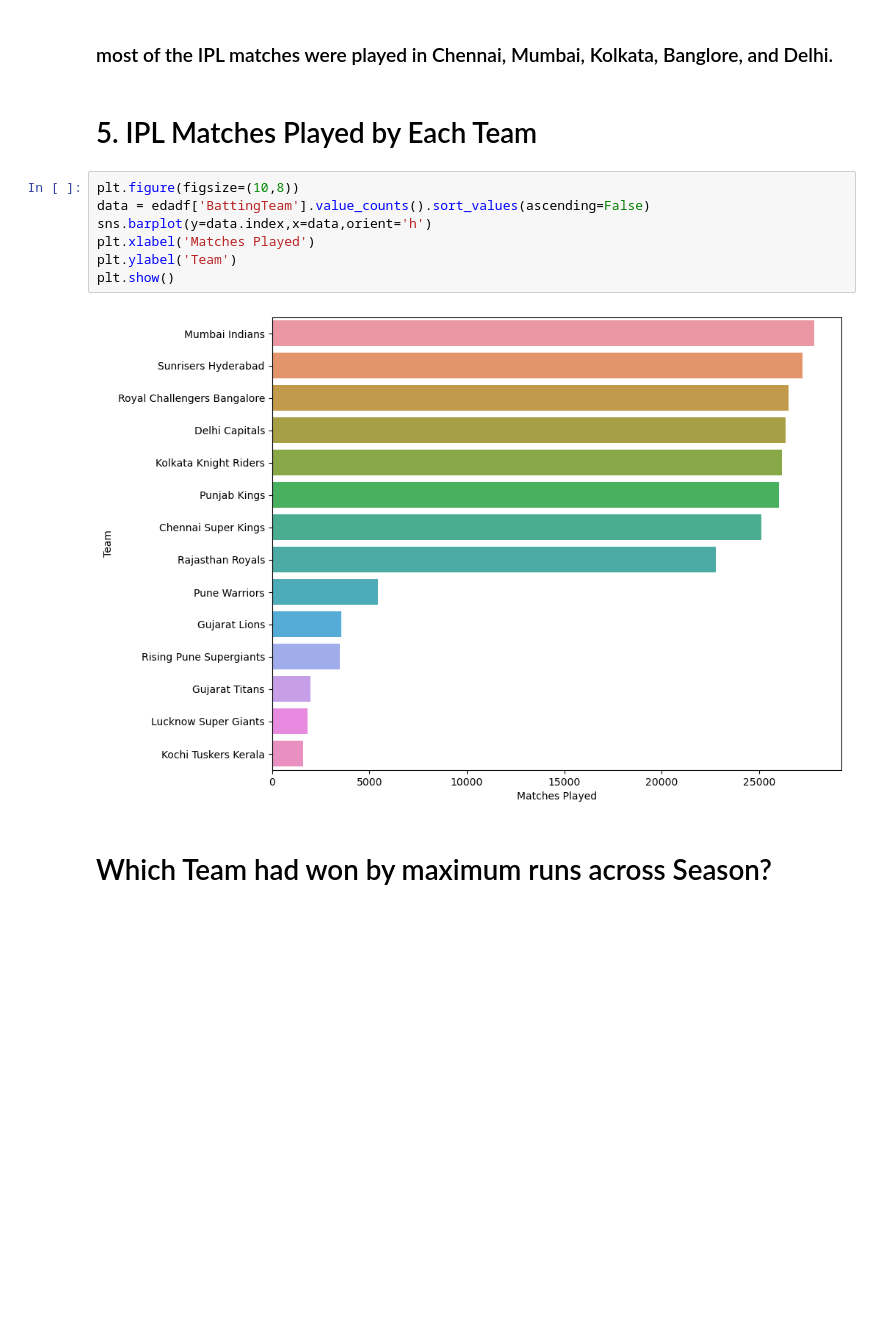
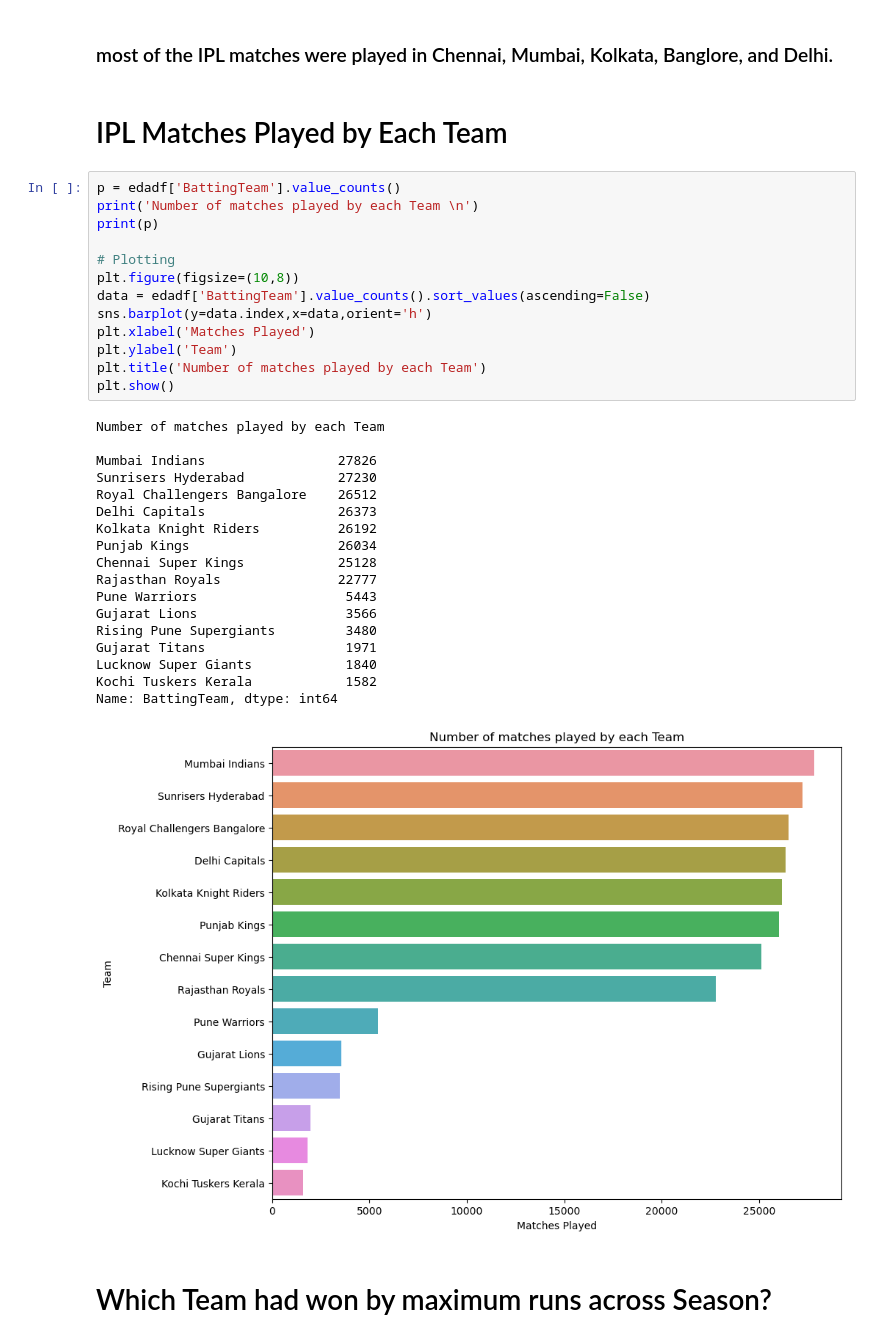
Before and after one commit to madayath03/DSA-projects, a Jupyter notebook: eda-on-ipl-dataset-2008-2022.ipynb, the cells around one changed output. Cells and saved outputs as stored; diff of their text form; blank space fills up the shorter version.

```diff
--- a/eda-on-ipl-dataset-2008-2022.ipynb
+++ b/eda-on-ipl-dataset-2008-2022.ipynb
@@ -454,14 +459,37 @@ plt.show()
 ### most of the IPL matches were played in Chennai, Mumbai, Kolkata, Banglore, and Delhi.
 # %% [markdown]
-# 5. IPL Matches Played by Each Team
+# IPL Matches Played by Each Team
 # %%
+p = edadf['BattingTeam'].value_counts()
+print('Number of matches played by each Team \n')
+print(p)
+
+# Plotting
 plt.figure(figsize=(10,8))
 data = edadf['BattingTeam'].value_counts().sort_values(ascending=False)
 sns.barplot(y=data.index,x=data,orient='h')
 plt.xlabel('Matches Played')
 plt.ylabel('Team')
+plt.title('Number of matches played by each Team')
 plt.show()
 # %% [output]
+Number of matches played by each Team
+
+Mumbai Indians                 27826
+Sunrisers Hyderabad            27230
+Royal Challengers Bangalore    26512
+Delhi Capitals                 26373
+Kolkata Knight Riders          26192
+Punjab Kings                   26034
+Chennai Super Kings            25128
+Rajasthan Royals               22777
+Pune Warriors                   5443
+Gujarat Lions                   3566
+Rising Pune Supergiants         3480
+Gujarat Titans                  1971
+Lucknow Super Giants            1840
+Kochi Tuskers Kerala            1582
+Name: BattingTeam, dtype: int64
-[figure, old version]
+[figure, new version]
 # %% [markdown]
 # Which Team had won by maximum runs across Season?
```
Also changed, not shown: parts of 66 cells of this notebook.
